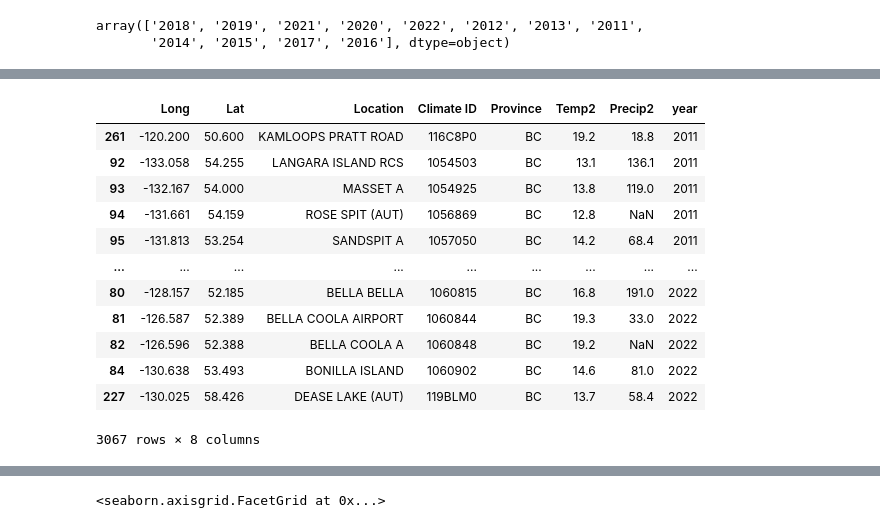
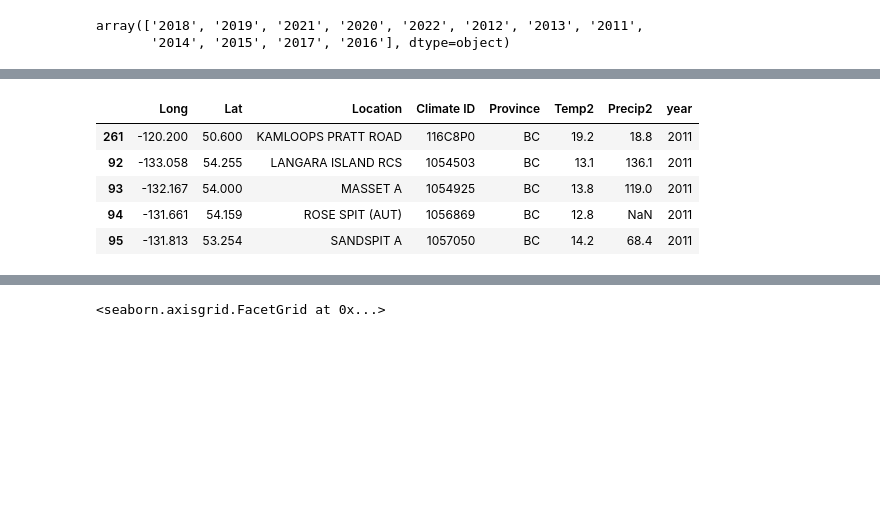
Before and after one commit to ubco-W2022T2-data301/project-group33, a Jupyter notebook: analysis/analysis1.ipynb, the cells around one changed output, grey strips where cells are left out. Drawn from its saved outputs; the diff is of its cells as text; code cells hidden in the pictures; blank space fills up the shorter version.

```diff
--- a/analysis/analysis1.ipynb
+++ b/analysis/analysis1.ipynb
@@ -185,22 +163,16 @@ df2 =(df2.drop(columns=['DwTm','DwP','DwTx','DwBS','DwS','DwTn','Tx','Tn','S_G',
 df2=df2.rename(columns={'Tm': 'Temp2','P':'Precip2', 'Stn_Name':'Location', 'Clim_ID':'Climate ID', 'Prov_or_Ter':'Province'})
 #reorder rows by year
 df2.sort_values(by='year', ascending = True, inplace = True)
-# %%
-df2
-# %% [output]
-|  | Long | Lat | Location | Climate ID | Province | Temp2 | Precip2 | year |
-| 261 | -120.200 | 50.600 | KAMLOOPS PRATT ROAD | 116C8P0 | BC | 19.2 | 18.8 | 2011 |
-| 92 | -133.058 | 54.255 | LANGARA ISLAND RCS | 1054503 | BC | 13.1 | 136.1 | 2011 |
-| 93 | -132.167 | 54.000 | MASSET A | 1054925 | BC | 13.8 | 119.0 | 2011 |
-| 94 | -131.661 | 54.159 | ROSE SPIT (AUT) | 1056869 | BC | 12.8 | NaN | 2011 |
-| 95 | -131.813 | 53.254 | SANDSPIT A | 1057050 | BC | 14.2 | 68.4 | 2011 |
-| ... | ... | ... | ... | ... | ... | ... | ... | ... |
-| 80 | -128.157 | 52.185 | BELLA BELLA | 1060815 | BC | 16.8 | 191.0 | 2022 |
-| 81 | -126.587 | 52.389 | BELLA COOLA AIRPORT | 1060844 | BC | 19.3 | 33.0 | 2022 |
-| 82 | -126.596 | 52.388 | BELLA COOLA A | 1060848 | BC | 19.2 | NaN | 2022 |
-| 84 | -130.638 | 53.493 | BONILLA ISLAND | 1060902 | BC | 14.6 | 81.0 | 2022 |
-| 227 | -130.025 | 58.426 | DEASE LAKE (AUT) | 119BLM0 | BC | 13.7 | 58.4 | 2022 |
-3067 rows × 8 columns
+# %%
+df2.head()
+#looks better
+# %% [output]
+|  | Long | Lat | Location | Climate ID | Province | Temp2 | Precip2 | year |
+| 261 | -120.200 | 50.600 | KAMLOOPS PRATT ROAD | 116C8P0 | BC | 19.2 | 18.8 | 2011 |
+| 92 | -133.058 | 54.255 | LANGARA ISLAND RCS | 1054503 | BC | 13.1 | 136.1 | 2011 |
+| 93 | -132.167 | 54.000 | MASSET A | 1054925 | BC | 13.8 | 119.0 | 2011 |
+| 94 | -131.661 | 54.159 | ROSE SPIT (AUT) | 1056869 | BC | 12.8 | NaN | 2011 |
+| 95 | -131.813 | 53.254 | SANDSPIT A | 1057050 | BC | 14.2 | 68.4 | 2011 |
 # %%
 #precipitation is an object currently, convert to numeric type
 df['Precip']= pd.to_numeric(df['Precip'],errors='coerce')
```
Also changed, not shown: parts of 32 cells of this notebook, 30 other files.
